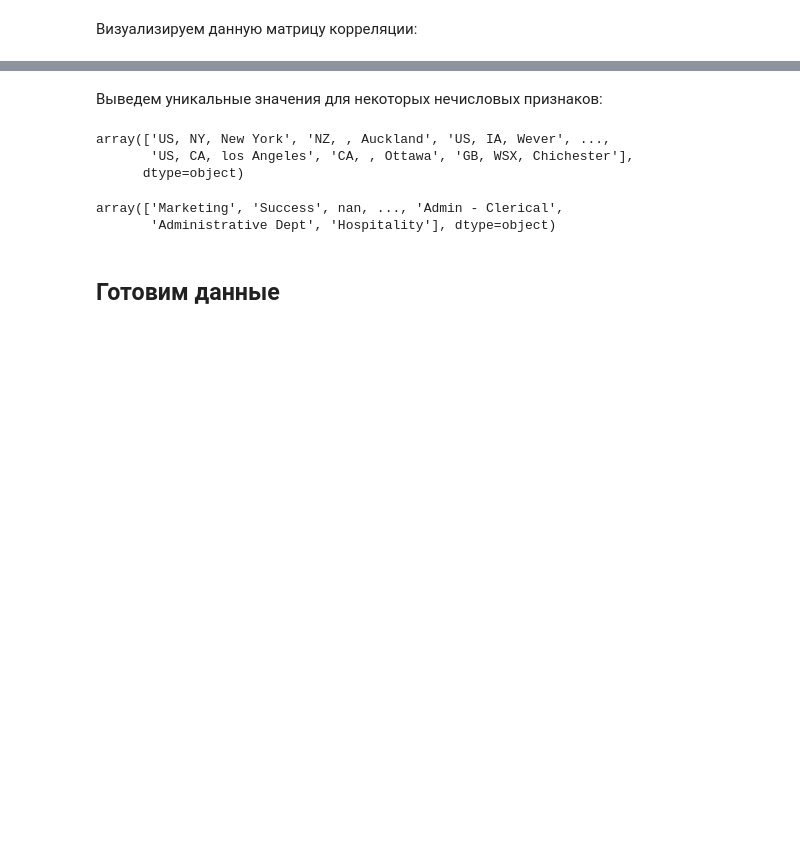
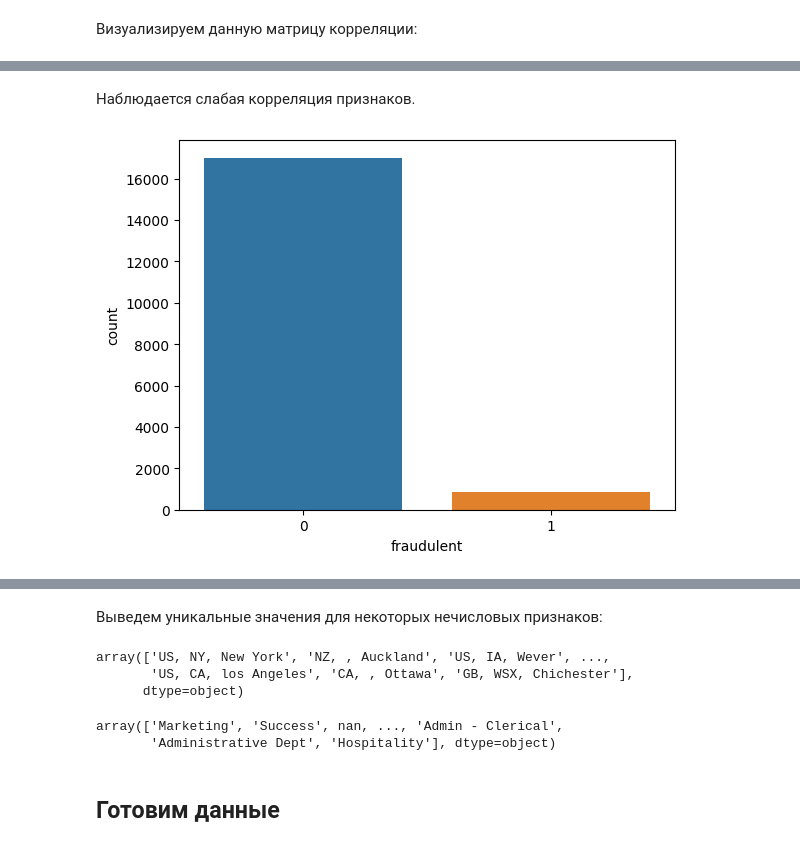
Before and after one commit to multifacs/MachineLearning, a Jupyter notebook: Fake_Jobs.ipynb, the cells around one changed output, grey strips where cells are left out. Saved outputs shown, nothing was run; the diff lists cells and outputs as text; code cells hidden in the pictures; blank space fills up the shorter version.

```diff
--- a/Fake_Jobs.ipynb
+++ b/Fake_Jobs.ipynb
@@ -248,0 +187,8 @@ sns.heatmap(corr_mat, square=True, fmt='.2f', vmin=-1, vmax=1, cmap='coolwarm')
+# %% [markdown]
+Наблюдается слабая корреляция признаков.
+# %%
+data['fraudulent'].value_counts() / data['fraudulent'].value_counts().sum()*100
+sns.countplot(x='fraudulent', data=data)
+pass
+# %% [output]
+[figure, added]
```
Also changed, not shown: parts of 17 cells of this notebook.
